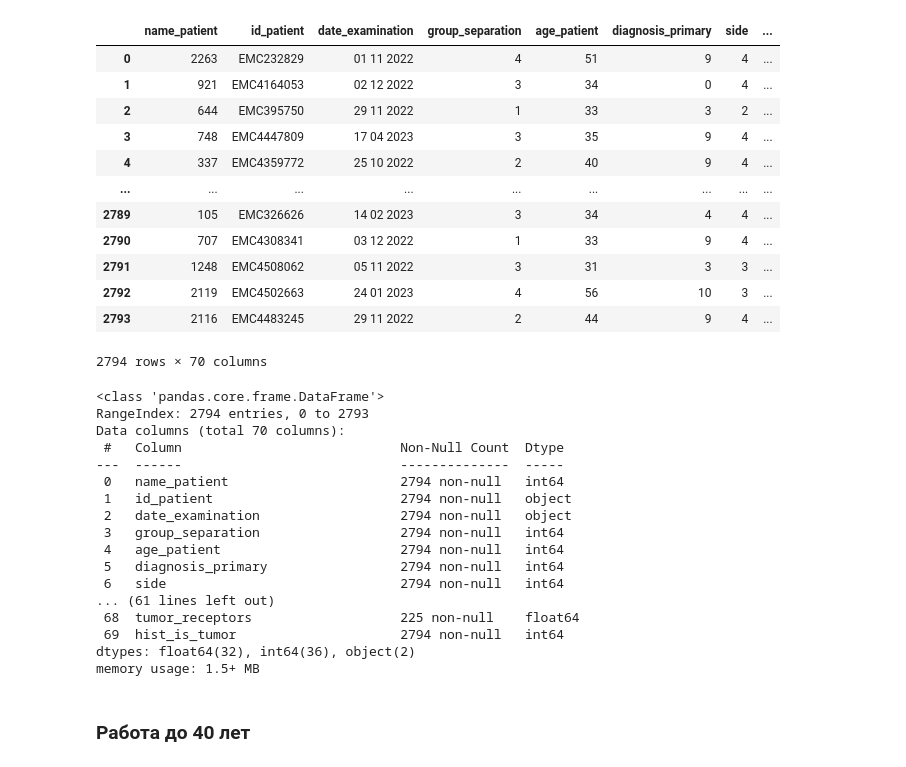
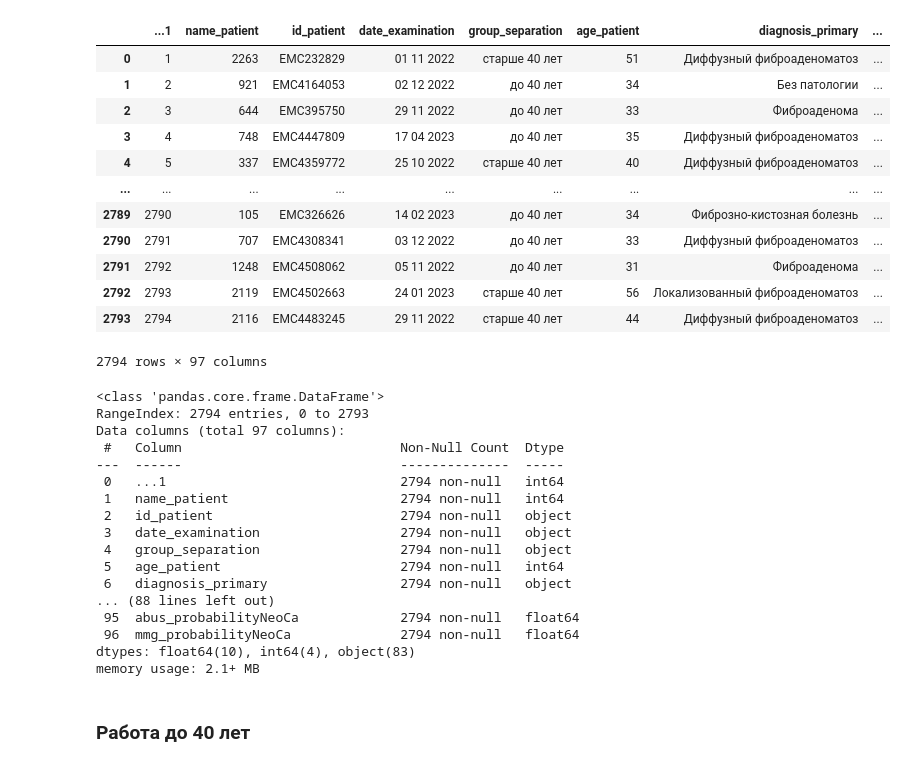
Before and after one commit to AndreyPovaliy/abus_dash, a Jupyter notebook: note.ipynb, the cells around one changed output. Cells and saved outputs as stored; diff of their text form; code cells hidden in the pictures.

```diff
--- a/note.ipynb
+++ b/note.ipynb
@@ -8,42 +8,42 @@ from sklearn.model_selection import train_test_split, GridSearchCV, cross_val_sc
 from sklearn.metrics import accuracy_score, classification_report
 from sklearn.ensemble import GradientBoostingClassifier
 # %%
-df = pd.read_csv('data/mod1.csv')
+df = pd.read_csv('data/us_data.csv')
 df
 # %% [output]
-|  | name_patient | id_patient | date_examination | group_separation | age_patient | diagnosis_primary | side | ... |
-| 0 | 2263 | EMC232829 | 01 11 2022 | 4 | 51 | 9 | 4 | ... |
-| 1 | 921 | EMC4164053 | 02 12 2022 | 3 | 34 | 0 | 4 | ... |
-| 2 | 644 | EMC395750 | 29 11 2022 | 1 | 33 | 3 | 2 | ... |
-| 3 | 748 | EMC4447809 | 17 04 2023 | 3 | 35 | 9 | 4 | ... |
-| 4 | 337 | EMC4359772 | 25 10 2022 | 2 | 40 | 9 | 4 | ... |
+|  | ...1 | name_patient | id_patient | date_examination | group_separation | age_patient | diagnosis_primary | ... |
+| 0 | 1 | 2263 | EMC232829 | 01 11 2022 | старше 40 лет | 51 | Диффузный фиброаденоматоз | ... |
+| 1 | 2 | 921 | EMC4164053 | 02 12 2022 | до 40 лет | 34 | Без патологии | ... |
+| 2 | 3 | 644 | EMC395750 | 29 11 2022 | до 40 лет | 33 | Фиброаденома | ... |
+| 3 | 4 | 748 | EMC4447809 | 17 04 2023 | до 40 лет | 35 | Диффузный фиброаденоматоз | ... |
+| 4 | 5 | 337 | EMC4359772 | 25 10 2022 | старше 40 лет | 40 | Диффузный фиброаденоматоз | ... |
 | ... | ... | ... | ... | ... | ... | ... | ... | ... |
-| 2789 | 105 | EMC326626 | 14 02 2023 | 3 | 34 | 4 | 4 | ... |
-| 2790 | 707 | EMC4308341 | 03 12 2022 | 1 | 33 | 9 | 4 | ... |
-| 2791 | 1248 | EMC4508062 | 05 11 2022 | 3 | 31 | 3 | 3 | ... |
-| 2792 | 2119 | EMC4502663 | 24 01 2023 | 4 | 56 | 10 | 3 | ... |
-| 2793 | 2116 | EMC4483245 | 29 11 2022 | 2 | 44 | 9 | 4 | ... |
+| 2789 | 2790 | 105 | EMC326626 | 14 02 2023 | до 40 лет | 34 | Фиброзно-кистозная болезнь | ... |
+| 2790 | 2791 | 707 | EMC4308341 | 03 12 2022 | до 40 лет | 33 | Диффузный фиброаденоматоз | ... |
+| 2791 | 2792 | 1248 | EMC4508062 | 05 11 2022 | до 40 лет | 31 | Фиброаденома | ... |
+| 2792 | 2793 | 2119 | EMC4502663 | 24 01 2023 | старше 40 лет | 56 | Локализованный фиброаденоматоз | ... |
+| 2793 | 2794 | 2116 | EMC4483245 | 29 11 2022 | старше 40 лет | 44 | Диффузный фиброаденоматоз | ... |
-2794 rows × 70 columns
+2794 rows × 97 columns
 # %%
 df.info()
 # %% [output]
 <class 'pandas.core.frame.DataFrame'>
 RangeIndex: 2794 entries, 0 to 2793
-Data columns (total 70 columns):
+Data columns (total 97 columns):
  #   Column                            Non-Null Count  Dtype
 ---  ------                            --------------  -----
- 0   name_patient                      2794 non-null   int64
- 1   id_patient                        2794 non-null   object
- 2   date_examination                  2794 non-null   object
- 3   group_separation                  2794 non-null   int64
- 4   age_patient                       2794 non-null   int64
- 5   diagnosis_primary                 2794 non-null   int64
- 6   side                              2794 non-null   int64
-... (61 lines left out)
- 68  tumor_receptors                   225 non-null    float64
- 69  hist_is_tumor                     2794 non-null   int64
-dtypes: float64(32), int64(36), object(2)
-memory usage: 1.5+ MB
+ 0   ...1                              2794 non-null   int64
+ 1   name_patient                      2794 non-null   int64
+ 2   id_patient                        2794 non-null   object
+ 3   date_examination                  2794 non-null   object
+ 4   group_separation                  2794 non-null   object
+ 5   age_patient                       2794 non-null   int64
+ 6   diagnosis_primary                 2794 non-null   object
+... (88 lines left out)
+ 95  abus_probabilityNeoCa             2794 non-null   float64
+ 96  mmg_probabilityNeoCa              2794 non-null   float64
+dtypes: float64(10), int64(4), object(83)
+memory usage: 2.1+ MB
 # %% [markdown]
 ### Работа до 40 лет
 # %%
```
Also changed, not shown: parts of 16 cells of this notebook, 2 other files.
